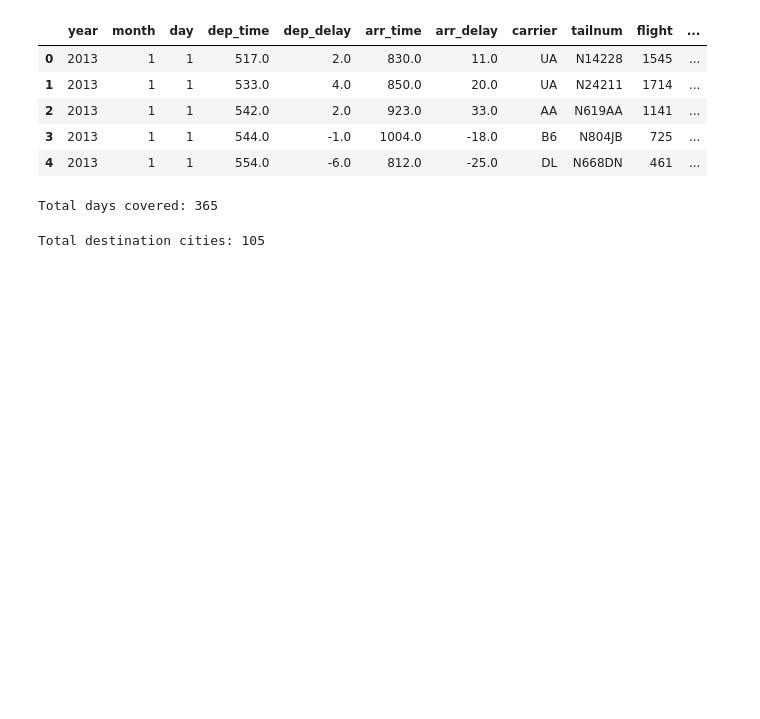
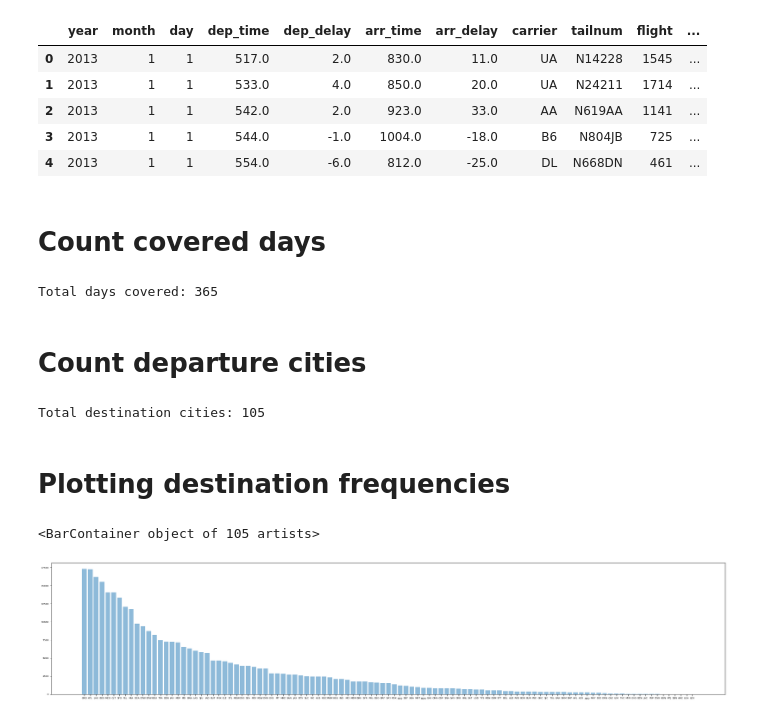
Before and after one commit to SergiiVolodkoWorking/pairing-test-data-engineer, a Jupyter notebook: data-exploration.ipynb, the cells around one changed output. Saved outputs shown, nothing was run; the diff lists cells and outputs as text; code cells hidden in the pictures; blank space fills up the shorter version.

Commit message:
Data exploration: experimenting with charts

```diff
--- a/data-exploration.ipynb
+++ b/data-exploration.ipynb
@@ -59,4 +63,6 @@ flights_df.head()
 | 2 | 2013 | 1 | 1 | 542.0 | 2.0 | 923.0 | 33.0 | AA | N619AA | 1141 | ... |
 | 3 | 2013 | 1 | 1 | 544.0 | -1.0 | 1004.0 | -18.0 | B6 | N804JB | 725 | ... |
 | 4 | 2013 | 1 | 1 | 554.0 | -6.0 | 812.0 | -25.0 | DL | N668DN | 461 | ... |
+# %% [markdown]
+# Count covered days
 # %%
@@ -68,4 +73,6 @@ number_of_dates = flights_per_day_count_df.shape[0] # Rows count in pandas
 print('Total days covered:', number_of_groups_by_dates)
 # %% [output]
 Total days covered: 365
+# %% [markdown]
+# Count departure cities
 # %%
@@ -79,3 +85,22 @@ number_of_destinations = flights_per_destination_count_df.shape[0] # Rows count
 print('Total destination cities:', number_of_destinations)
 # %% [output]
 Total destination cities: 105
+# %% [markdown]
+# Plotting destination frequencies
+# %%
+
+import matplotlib.pyplot as plt
+
+f, ax = plt.subplots(figsize=(30,6))
+
+SMALL_SIZE = 6
+for item in ([ax.title, ax.xaxis.label, ax.yaxis.label] +
+             ax.get_xticklabels() + ax.get_yticklabels()):
+    item.set_fontsize(SMALL_SIZE)
+
+sorted_flights_per_destination_count_df = flights_per_destination_count_df.sort_values(by=['count'], ascending=False)
+
+plt.bar(sorted_flights_per_destination_count_df['dest'],sorted_flights_per_destination_count_df['count'], align='center', alpha=0.5)
+# %% [output]
+<BarContainer object of 105 artists>
+[figure, added]
```
Also changed, not shown: parts of 5 cells of this notebook.
